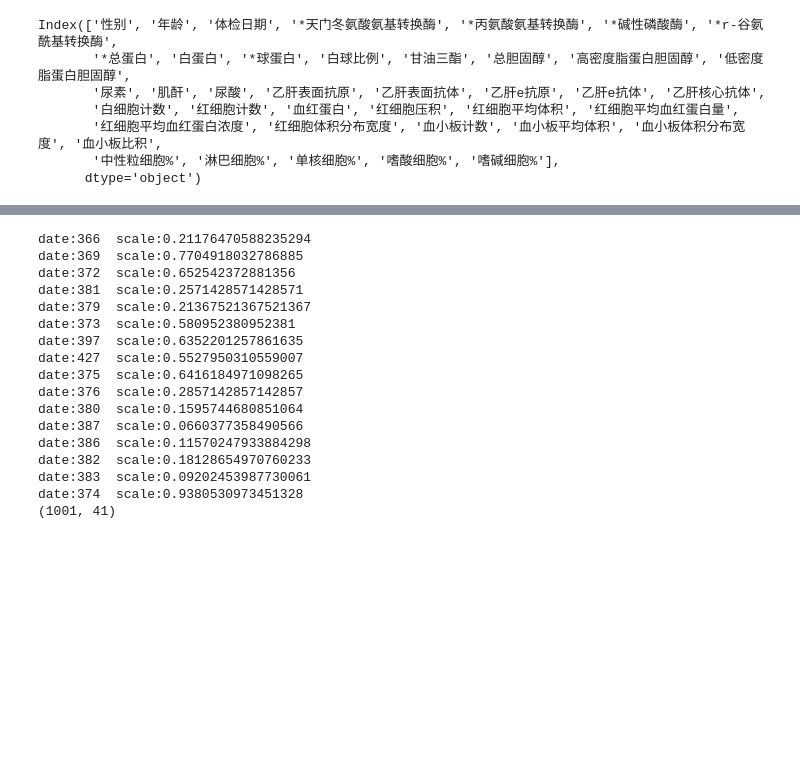
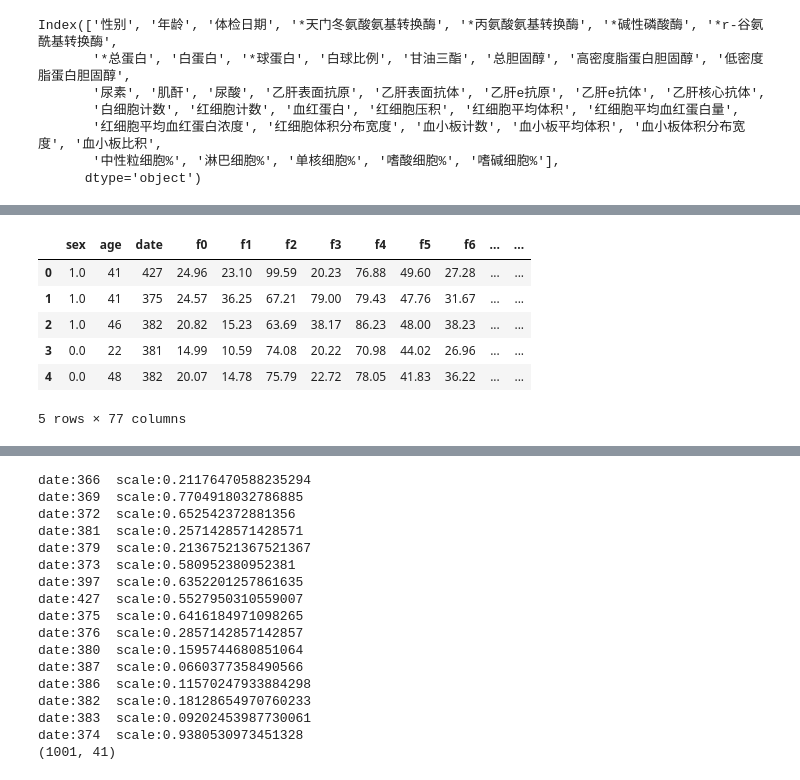
Before and after one commit to koibiki/ai-medical, a Jupyter notebook: Untitled2.ipynb, the cells around one changed output, grey strips where cells are left out. Drawn from its saved outputs; the diff is of its cells as text; code cells hidden in the pictures; blank space fills up the shorter version.

```diff
--- a/Untitled2.ipynb
+++ b/Untitled2.ipynb
@@ -66,0 +94,10 @@ train_target.name = 'Y'
+# %%
+train_data.head()
+# %% [output]
+|  | sex | age | date | f0 | f1 | f2 | f3 | f4 | f5 | f6 | ... | ... |
+| 0 | 1.0 | 41 | 427 | 24.96 | 23.10 | 99.59 | 20.23 | 76.88 | 49.60 | 27.28 | ... | ... |
+| 1 | 1.0 | 41 | 375 | 24.57 | 36.25 | 67.21 | 79.00 | 79.43 | 47.76 | 31.67 | ... | ... |
+| 2 | 1.0 | 46 | 382 | 20.82 | 15.23 | 63.69 | 38.17 | 86.23 | 48.00 | 38.23 | ... | ... |
+| 3 | 0.0 | 22 | 381 | 14.99 | 10.59 | 74.08 | 20.22 | 70.98 | 44.02 | 26.96 | ... | ... |
+| 4 | 0.0 | 48 | 382 | 20.07 | 14.78 | 75.79 | 22.72 | 78.05 | 41.83 | 36.22 | ... | ... |
+5 rows × 77 columns
```
Also changed, not shown: parts of 13 cells of this notebook, 8 other files.
